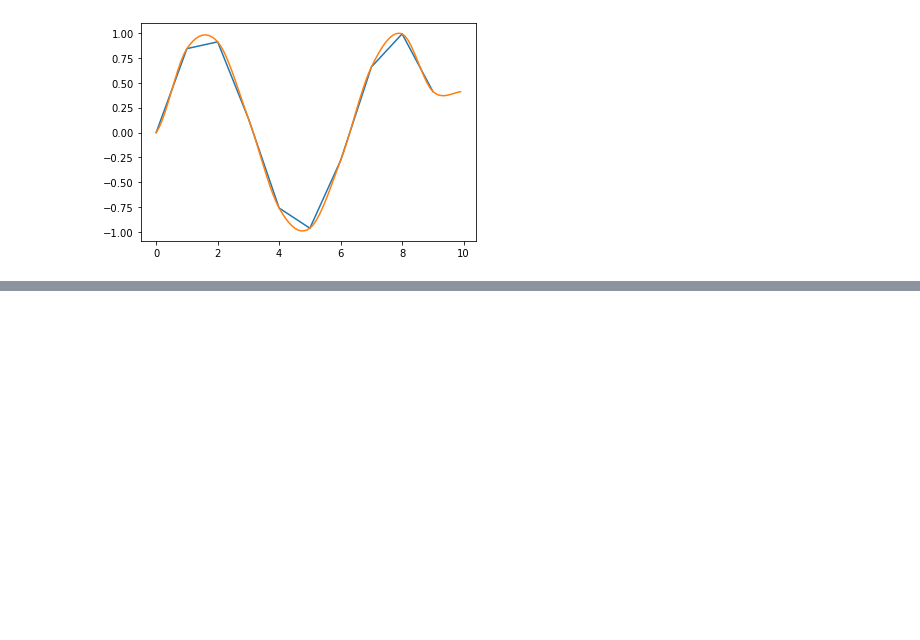
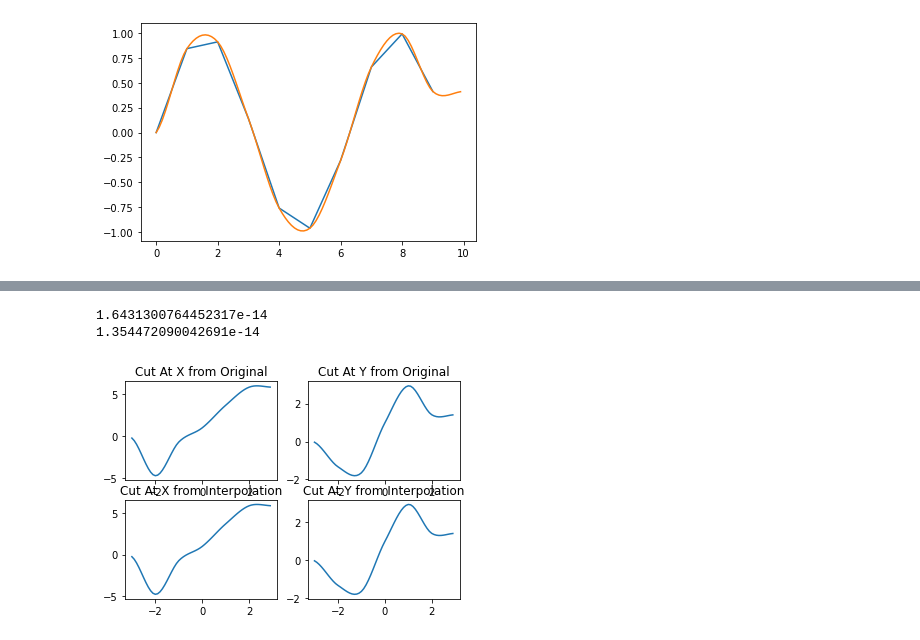
Before and after one commit to waiting4love/CubicInterpo, a Jupyter notebook: CubicInterpo.ipynb, the cells around one changed output, grey strips where cells are left out. Drawn from its saved outputs; the diff is of its cells as text; code cells hidden in the pictures; blank space fills up the shorter version.

```diff
--- a/CubicInterpo.ipynb
+++ b/CubicInterpo.ipynb
@@ -92,0 +132,36 @@ plt.show()
+# %%
+fig = plt.figure()
+
+zx1 = bi_cubic_interpo_x_cut(z, 3)
+zy1 = bi_cubic_interpo_y_cut(z, 3)
+zx1 = np.array([cubic_interpo(zx1, p) for p in np.arange(0, len(zx1), 0.1)]) # 切出指定曲线再插值
+zy1 = np.array([cubic_interpo(zy1, p) for p in np.arange(0, len(zy1), 0.1)])
+
+zx2 = bi_cubic_interpo_x_cut(z2, 30)
+zy2 = bi_cubic_interpo_y_cut(z2, 30)
+
+ax1 = fig.add_subplot(221)
+ax1.title.set_text('Cut At X from Original')
+ax1.plot(y2, zx1)
+
+ax1 = fig.add_subplot(222)
+ax1.title.set_text('Cut At Y from Original')
+ax1.plot(x2, zy1)
+
+ax2 = fig.add_subplot(223)
+ax2.title.set_text('Cut At X from Interpolation')
+ax2.plot(y2, zx2)
+
+ax2 = fig.add_subplot(224)
+ax2.title.set_text('Cut At Y from Interpolation')
+ax2.plot(x2, zy2)
+
+# 对比，切出再插值与直接双向插值结果的差异
+print(np.fabs(zx1-zx2).max())
+print(np.fabs(zy1-zy2).max())
+
+plt.show()
+# %% [output]
+1.6431300764452317e-14
+1.354472090042691e-14
+[figure, added]
```
Also changed, not shown: parts of 8 cells of this notebook.
